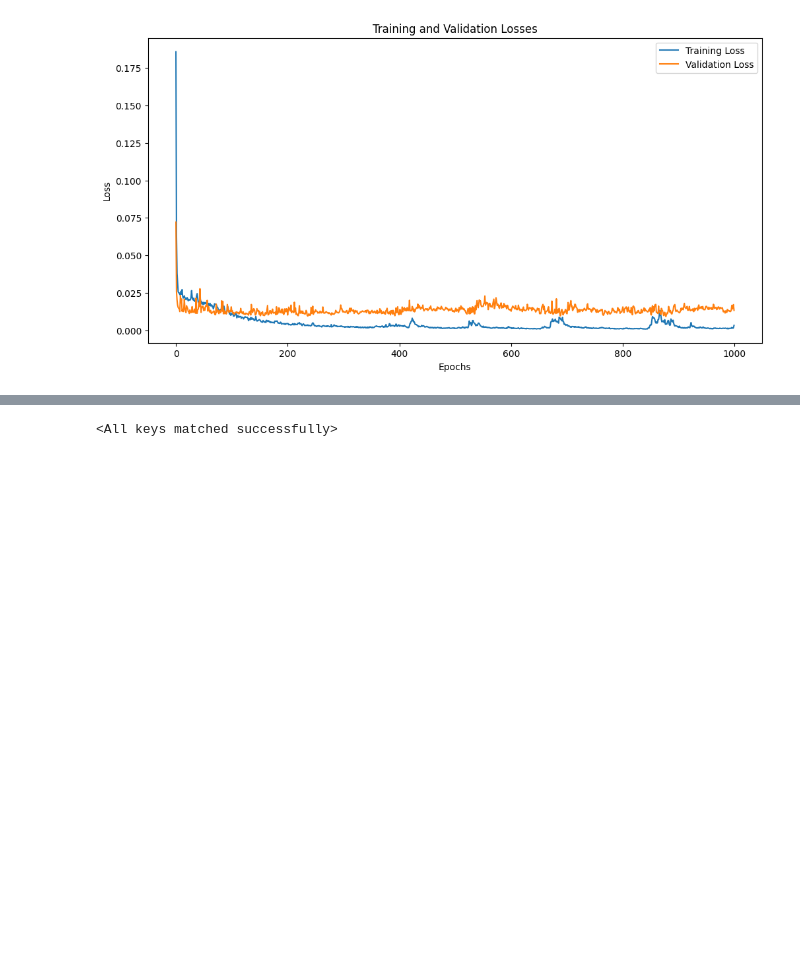
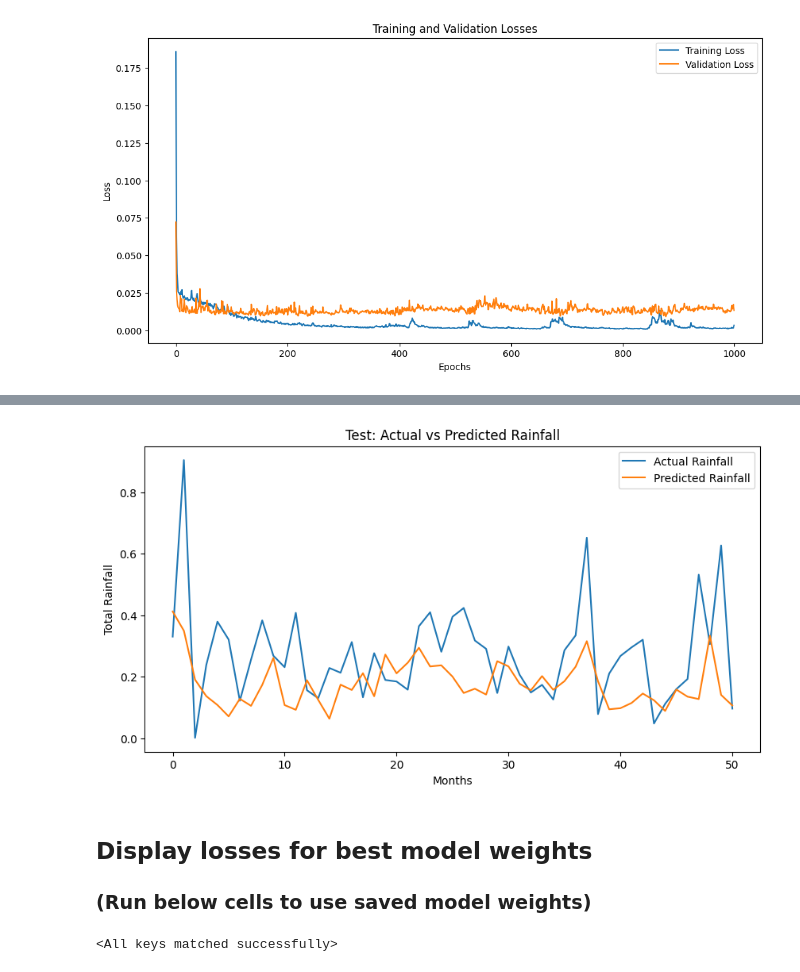
Before and after one commit to loypekyong/DeepLearningProject, a Jupyter notebook: transformer_encoder.ipynb, the cells around one changed output, grey strips where cells are left out. Saved outputs shown, nothing was run; the diff lists cells and outputs as text; code cells hidden in the pictures; blank space fills up the shorter version.

```diff
--- a/transformer_encoder.ipynb
+++ b/transformer_encoder.ipynb
@@ -212,0 +249,16 @@ plt.show()
+# %%
+# Evaluate on test set
+model.eval()
+test_loss = 0
+test_predictions, test_actuals = [], []
+with torch.no_grad():
+    for X_batch, y_batch in test_loader:
+        X_batch, y_batch = X_batch.to(device), y_batch.to(device)
+        output = model(X_batch)
+        loss = criterion(output, y_batch)
+        test_loss += loss.item() * X_batch.size(0)
+        test_predictions.extend(output.cpu().numpy())
+        test_actuals.extend(y_batch.cpu().numpy())
+    test_loss /= len(test_loader.dataset)
+
+print(f"RMSE Test Loss: {np.sqrt(test_loss):.6f}")
@@ -213,3 +267,18 @@ plt.show()
+# %%
+# Plot predictions vs actuals
+plt.figure(figsize=(10, 5))
+plt.plot(test_actuals, label='Actual Rainfall')
+plt.plot(test_predictions, label='Predicted Rainfall')
+plt.xlabel('Months')
+plt.ylabel('Total Rainfall')
+plt.legend()
+plt.title('Test: Actual vs Predicted Rainfall')
+plt.show()
+# %% [output]
+[figure, added]
+# %% [markdown]
+## Display losses for best model weights
+### (Run below cells to use saved model weights)
 # %%
 # Load best model
 model.load_state_dict(torch.load('transformer_best.pth'))
```
Also changed, not shown: parts of 6 cells of this notebook.
